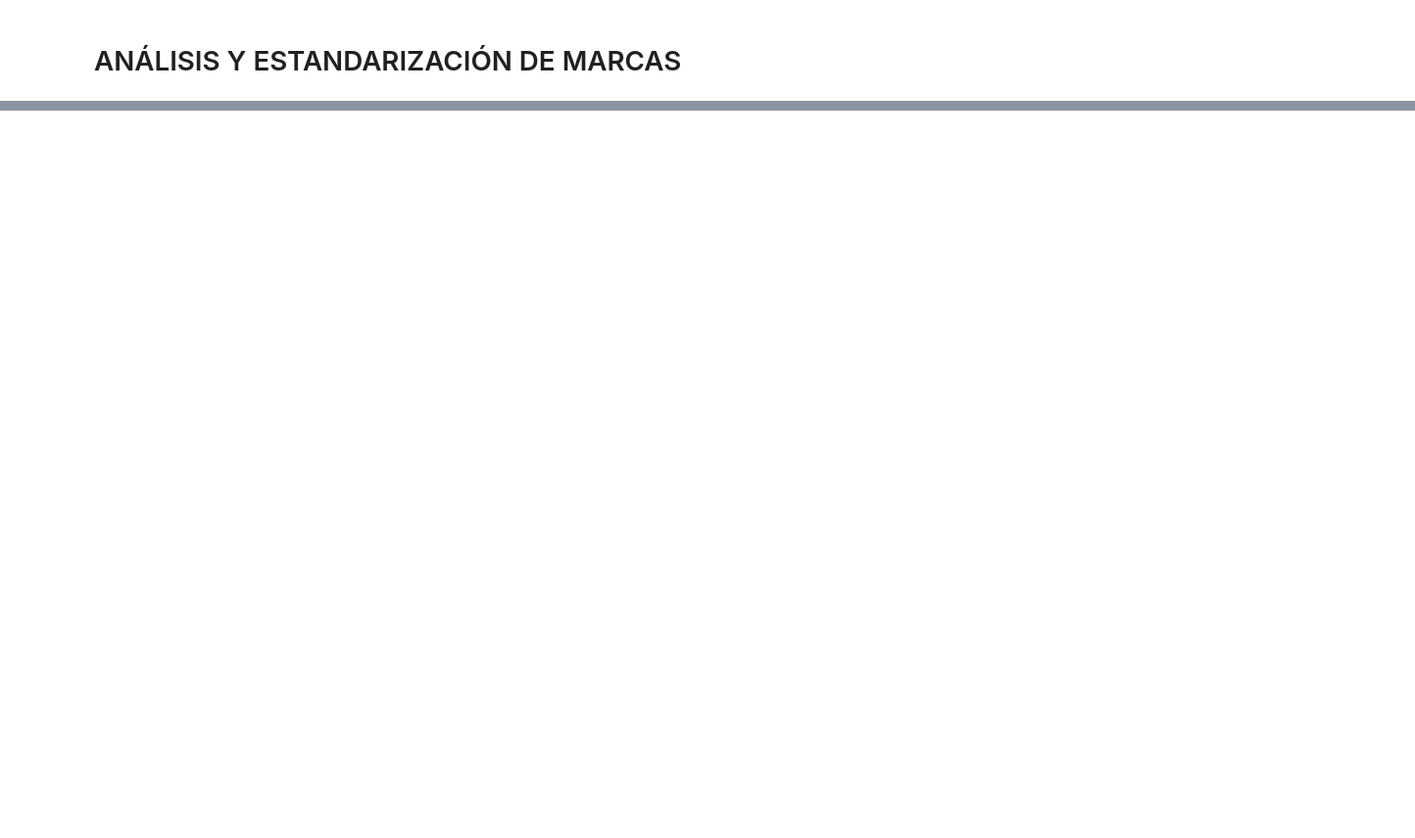
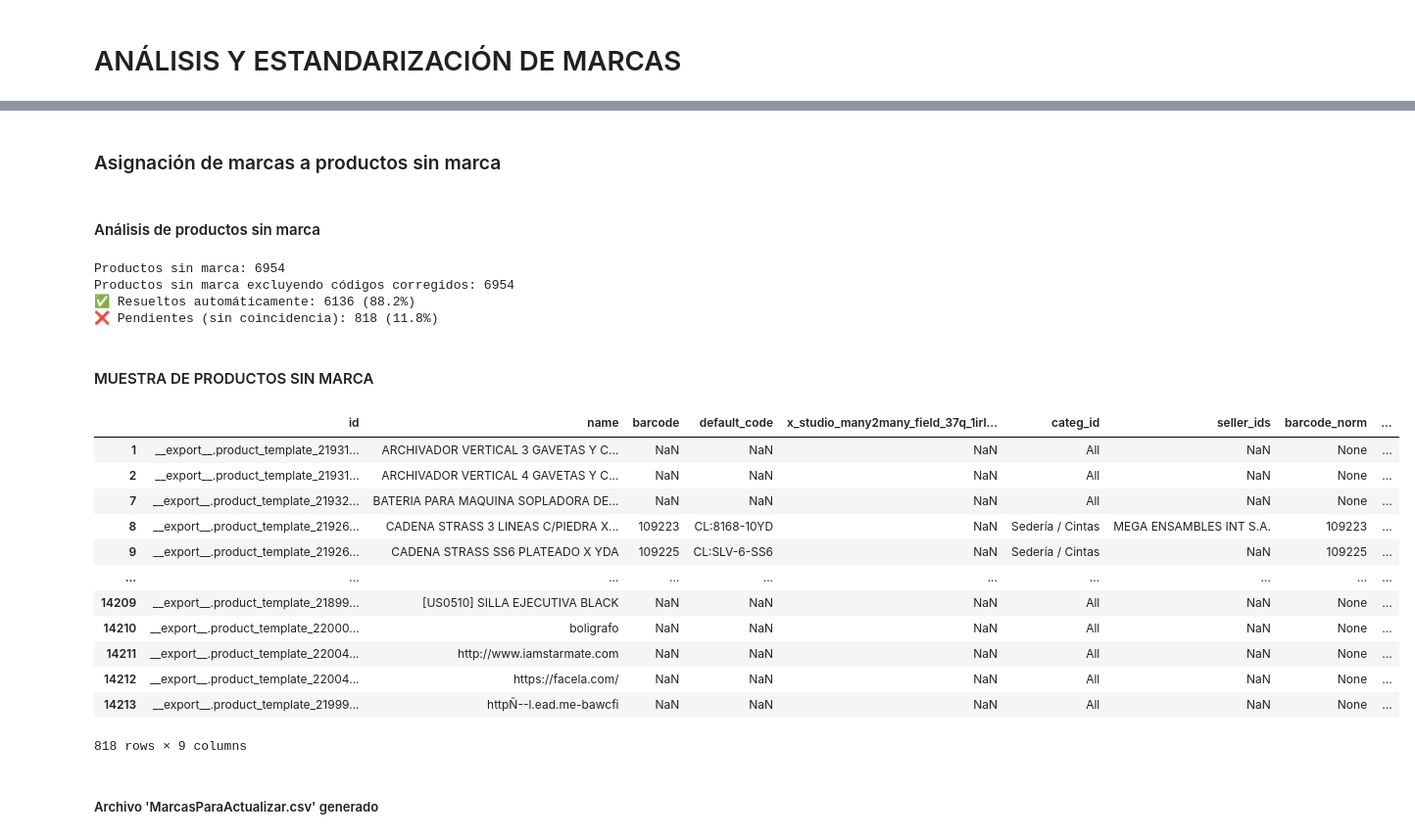
Before and after one commit to JahirCDev/ProjectStandardization, a Jupyter notebook: notebooks/OdooBrands.ipynb, the cells around one changed output, grey strips where cells are left out. Shown at 98% size. Cells and saved outputs as stored; diff of their text form; code cells hidden in the pictures; blank space fills up the shorter version.

Commit message:
style(brands): Add titles and new formato for tables

```diff
--- a/notebooks/OdooBrands.ipynb
+++ b/notebooks/OdooBrands.ipynb
@@ -524,0 +444,55 @@ Contiene 645 marcas para crear en Odoo
+# %% [markdown]
+### Asignación de marcas a productos sin marca
+# %%
+# Productos sin marca
+df_without_brand = df_odoo[df_without_brands].copy()
+# Excluir los que tienen código en codes_with_conflicts
+df_without_brand = df_without_brand[~df_without_brand['barcode_norm'].isin(codes_with_conflicts.index)]
+
+display(Markdown("#### Análisis de productos sin marca"))
+print(f"Productos sin marca: {len(df_odoo[df_without_brands])}")
+print(f"Productos sin marca excluyendo códigos corregidos: {len(df_without_brand)}")
+
+# Aplicación de mapa de marcas de Interfuerza
+df_without_brand['marca_asignada'] = df_without_brand['barcode_norm'].map(brands_map)
+
+assigned = df_without_brand['marca_asignada'].notna().sum()
+total_pendings = len(df_without_brand) - assigned
+pendings = df_without_brand[df_without_brand['marca_asignada'].isna()]
+print(f"✅ Resueltos automáticamente: {assigned} ({assigned/len(df_without_brand)*100:.1f}%)")
+print(f"❌ Pendientes (sin coincidencia): {total_pendings} ({total_pendings/len(df_without_brand)*100:.1f}%)\n")
+
+display(Markdown("\n#### MUESTRA DE PRODUCTOS SIN MARCA"))
+display(pendings)
+print("\n")
+
+# Guardado de archivo con marcas asignadas listo para importación en Odoo
+df_odoo_brands_import = df_without_brand[df_without_brand['marca_asignada'].notna()].copy()
+df_odoo_brands_import = df_odoo_brands_import[['id', 'marca_asignada']]
+df_odoo_brands_import.columns = ['id', 'x_studio_many2many_field_37q_1irl4uc58']
+
+data_odoo_missing_brands_path = os.path.join(notebook_dir, '..', 'data', 'processed', 'MarcasParaActualizar.csv')
+df_odoo_brands_import.to_csv(data_odoo_missing_brands_path, index=False)
+display(Markdown("##### Archivo 'MarcasParaActualizar.csv' generado"))
+# %% [output]
+#### Análisis de productos sin marca
+Productos sin marca: 6954
+Productos sin marca excluyendo códigos corregidos: 6954
+✅ Resueltos automáticamente: 6136 (88.2%)
+❌ Pendientes (sin coincidencia): 818 (11.8%)
+
+#### MUESTRA DE PRODUCTOS SIN MARCA
+|  | id | name | barcode | default_code | x_studio_many2many_field_37q_1irl... | categ_id | seller_ids | barcode_norm | ... |
+| 1 | __export__.product_template_21931... | ARCHIVADOR VERTICAL 3 GAVETAS Y C... | NaN | NaN | NaN | All | NaN | None | ... |
+| 2 | __export__.product_template_21931... | ARCHIVADOR VERTICAL 4 GAVETAS Y C... | NaN | NaN | NaN | All | NaN | None | ... |
+| 7 | __export__.product_template_21932... | BATERIA PARA MAQUINA SOPLADORA DE... | NaN | NaN | NaN | All | NaN | None | ... |
+| 8 | __export__.product_template_21926... | CADENA STRASS 3 LINEAS C/PIEDRA X... | 109223 | CL:8168-10YD | NaN | Sedería / Cintas | MEGA ENSAMBLES INT S.A. | 109223 | ... |
+| 9 | __export__.product_template_21926... | CADENA STRASS SS6 PLATEADO X YDA | 109225 | CL:SLV-6-SS6 | NaN | Sedería / Cintas | NaN | 109225 | ... |
+| ... | ... | ... | ... | ... | ... | ... | ... | ... | ... |
+| 14209 | __export__.product_template_21899... | [US0510] SILLA EJECUTIVA BLACK | NaN | NaN | NaN | All | NaN | None | ... |
+| 14210 | __export__.product_template_22000... | boligrafo | NaN | NaN | NaN | All | NaN | None | ... |
+| 14211 | __export__.product_template_22004... | http://www.iamstarmate.com | NaN | NaN | NaN | All | NaN | None | ... |
+| 14212 | __export__.product_template_22004... | https://facela.com/ | NaN | NaN | NaN | All | NaN | None | ... |
+| 14213 | __export__.product_template_21999... | httpÑ--l.ead.me-bawcfi | NaN | NaN | NaN | All | NaN | None | ... |
+818 rows × 9 columns
+##### Archivo 'MarcasParaActualizar.csv' generado
```
Also changed, not shown: parts of 21 cells of this notebook.
